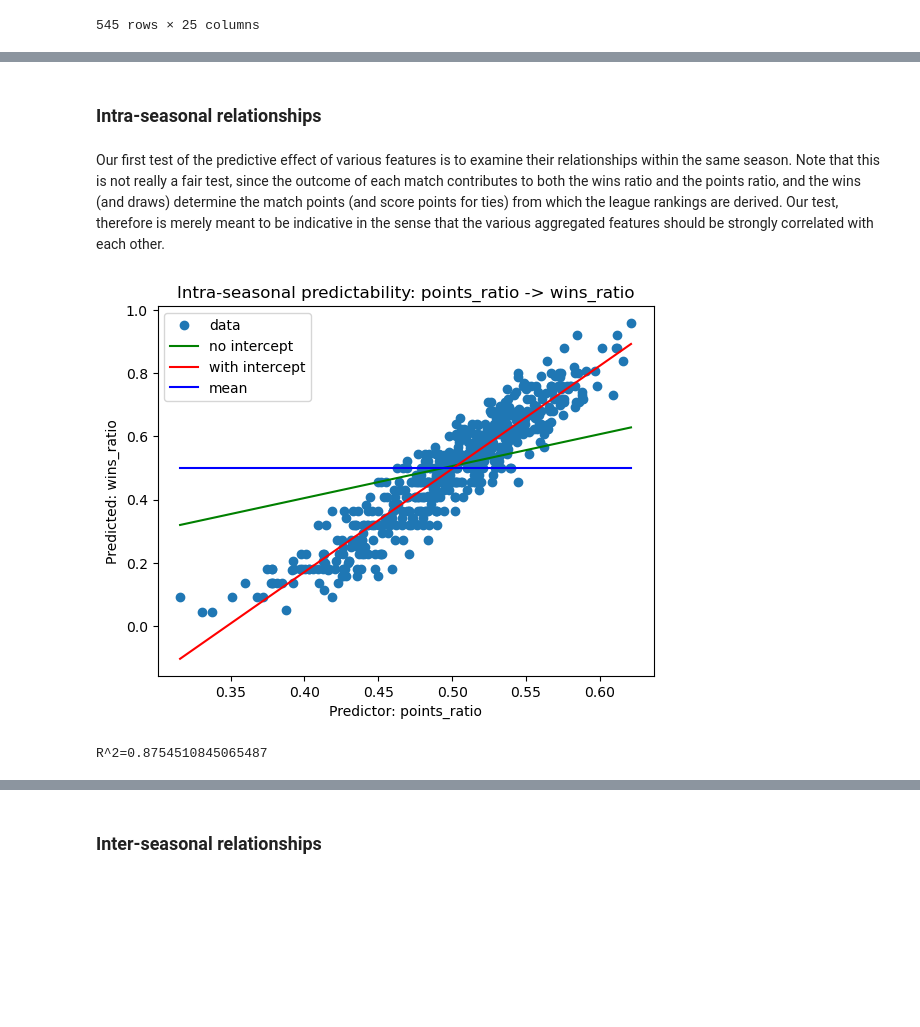
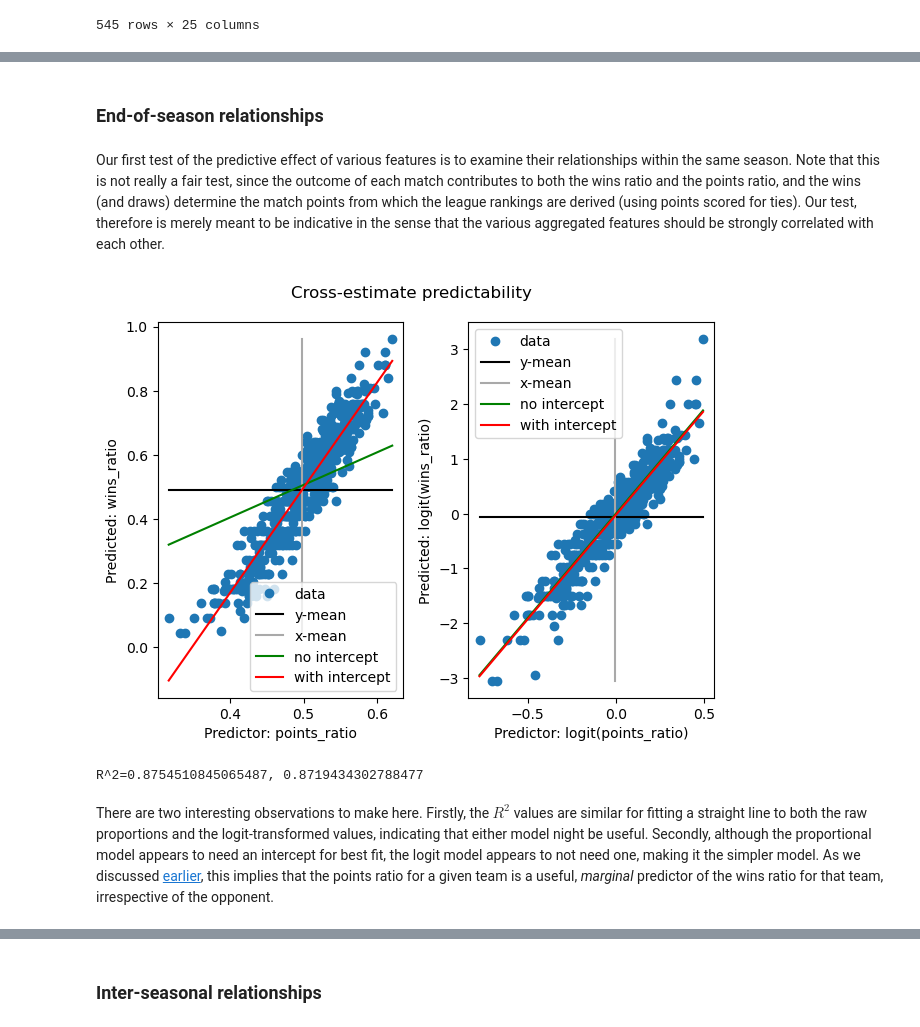
Before and after one commit to gaj67/gaj-data-science, a Jupyter notebook: AFL/notebooks/4_seasonal_effects.ipynb, the cells around one changed output, grey strips where cells are left out. Drawn from its saved outputs; the diff is of its cells as text; code cells hidden in the pictures; blank space fills up the shorter version.

```diff
--- a/AFL/notebooks/4_seasonal_effects.ipynb
+++ b/AFL/notebooks/4_seasonal_effects.ipynb
@@ -88,8 +231,8 @@ the fictional flow of
 Note that we utilise adjusted versions of both these measures,
 that are normalised to be comparable between different seasons with different numbers of teams.
 # %% [markdown]
-### Intra-seasonal relationships
+### End-of-season relationships
 # %% [markdown]
 Our first test of the predictive effect of various features is to examine their relationships within the same
 season. Note that this is not really a fair test, since the outcome of each match contributes to both
-the wins ratio and the points ratio, and the wins (and draws) determine the match points (and score points for ties) from which the league rankings are derived. Our test, therefore is merely meant to be indicative in the sense that the various aggregated features should be strongly correlated with each other.
+the wins ratio and the points ratio, and the wins (and draws) determine the match points from which the league rankings are derived (using points scored for ties). Our test, therefore is merely meant to be indicative in the sense that the various aggregated features should be strongly correlated with each other.
@@ -100,36 +239,53 @@ from sklearn.linear_model import LinearRegression
 # %%
-def intra_seasonal_plot(x_field, y_field):
-    X = df_seasonal[x_field].values
-    Y = df_seasonal[y_field].values
-    plt.plot(X, Y, 'o')
+def cross_estimate_subplot(ax, X, Y, x_field, y_field):
+    ax.plot(X, Y, 'o')
+    x = np.linspace(np.min(X), np.max(X), 100)
+    y = np.linspace(np.min(Y), np.max(Y), 100)
+    mu_x = np.mean(X)
+    mu_y = np.mean(Y)
+    ax.plot(x, [mu_y] * len(x), 'black')
+    ax.plot([mu_x] * len(y), y, 'darkgrey')
 
     X = X.reshape((-1, 1))
     model = LinearRegression(fit_intercept=False).fit(X, Y)
     beta0 = model.coef_[0]
-    x = np.linspace(np.min(X), np.max(X), 100)
     y = beta0 * x
-    plt.plot(x, y, 'g')
+    ax.plot(x, y, 'g')
 
     model = LinearRegression(fit_intercept=True).fit(X, Y)
     R2 = model.score(X, Y)
     alpha = model.intercept_
     beta = model.coef_[0]
     y = alpha + beta * x
-    plt.plot(x, y, 'r')
+    ax.plot(x, y, 'r')
 
-    mu = alpha / (1 - beta)
-    plt.plot(x, [mu] * len(x), 'b')
+    ax.set(xlabel=f"Predictor: {x_field}", ylabel=f"Predicted: {y_field}")
+    ax.legend(['data','y-mean', 'x-mean', 'no intercept','with intercept'])
+    return R2, alpha, beta, beta0
 
-    plt.title(f"Intra-seasonal predictability: {x_field} -> {y_field}")
-    plt.xlabel(f"Predictor: {x_field}")
-    plt.ylabel(f"Predicted: {y_field}")
-    plt.legend(['data','no intercept','with intercept','mean'])
+
+def cross_estimate_plot(x_field, y_field):
+    fig, (ax1, ax2) = plt.subplots(1, 2)
+    fig.suptitle('Cross-estimate predictability')
+    X = df_seasonal[x_field].values
+    Y = df_seasonal[y_field].values
+    res1 = cross_estimate_subplot(ax1, X, Y, x_field, y_field)
+    X = logit(X)
+    Y = logit(Y)
+    x_field = "logit(" + x_field + ")"
+    y_field = "logit(" + y_field + ")"
+    res2 = cross_estimate_subplot(ax2, X, Y, x_field, y_field)
+    plt.tight_layout()
     plt.show()
-    return R2, mu, alpha, beta, beta0
+    return res1[0], res2[0]
 # %%
-res = intra_seasonal_plot('points_ratio', 'wins_ratio')
-print(f"R^2={res[0]}")
+res = cross_estimate_plot('points_ratio', 'wins_ratio')
+print(f"R^2={res[0]}, {res[1]}")
 # %% [output]
-[figure, old version]
+[figure, new version]
-R^2=0.8754510845065487
+R^2=0.8754510845065487, 0.8719434302788477
+# %% [markdown]
+There are two interesting observations to make here. Firstly, the $R^2$ values are similar for fitting a straight line to both the raw proportions and the logit-transformed values, indicating that either model night be useful. Secondly, although the proportional model appears to need an intercept for best fit, the logit model appears to not need one, making it the simpler model. As we discussed [earlier](#One-team-versus-two-team-modelling
+"Section: One-team versus two-team modelling"), this implies that the points ratio for a given team is a useful, *marginal*
+predictor of the wins ratio for that team, irrespective of the opponent.
 # %%
```
Also changed, not shown: parts of 99 cells of this notebook, 8 other files.
